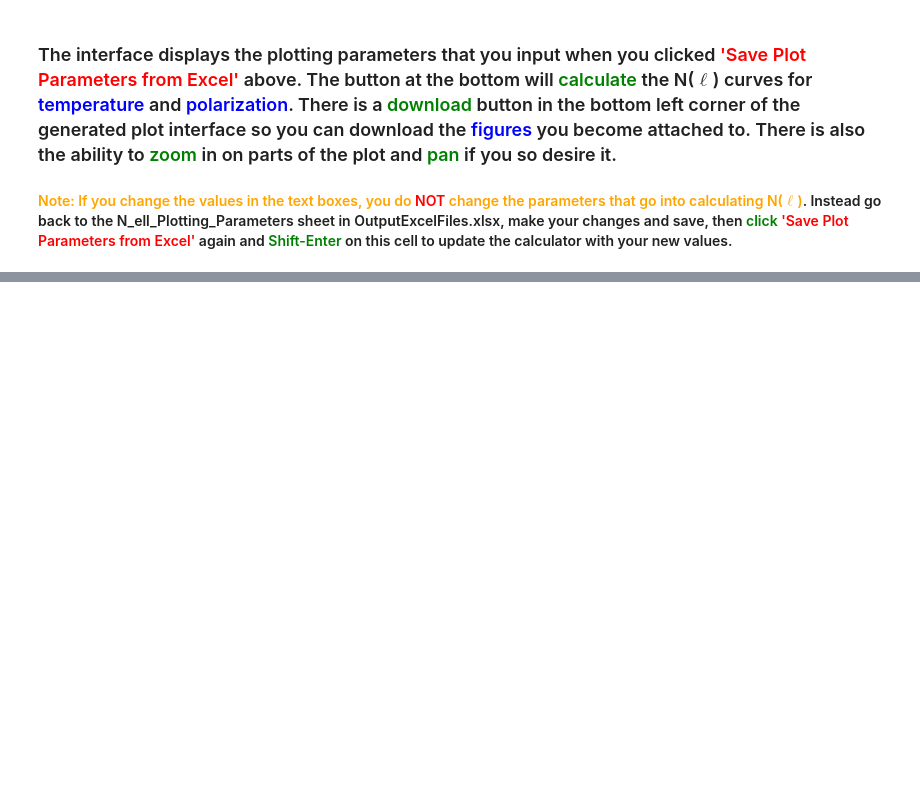
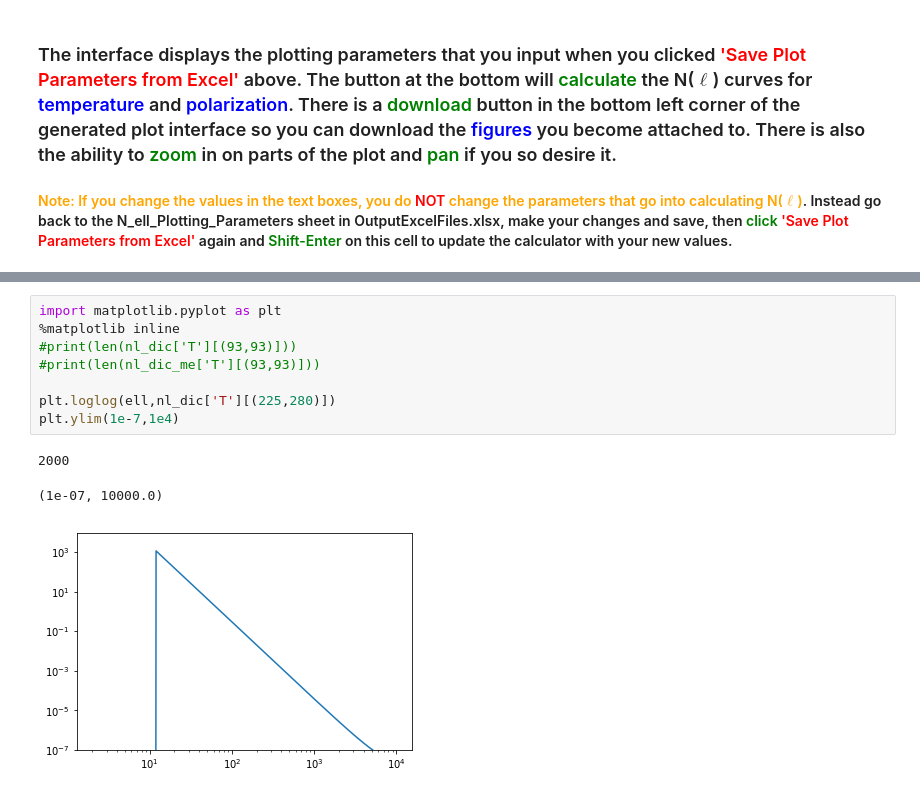
Before and after one commit to ahryciuk/CMBS4_Noise_Modeling, a Jupyter notebook: S4 Noise Modeling Interface.ipynb, the cells around one changed output, grey strips where cells are left out. Drawn from its saved outputs; the diff is of its cells as text; blank space fills up the shorter version.

```diff
--- a/S4 Noise Modeling Interface.ipynb
+++ b/S4 Noise Modeling Interface.ipynb
@@ -506,0 +968,12 @@ print(os.getcwd())
+# %%
+import matplotlib.pyplot as plt
+%matplotlib inline
+#print(len(nl_dic['T'][(93,93)]))
+#print(len(nl_dic_me['T'][(93,93)]))
+
+plt.loglog(ell,nl_dic['T'][(225,280)])
+plt.ylim(1e-7,1e4)
+# %% [output]
+2000
+(1e-07, 10000.0)
+[figure, added]
```
Also changed, not shown: parts of 47 cells of this notebook, 3 other files.
